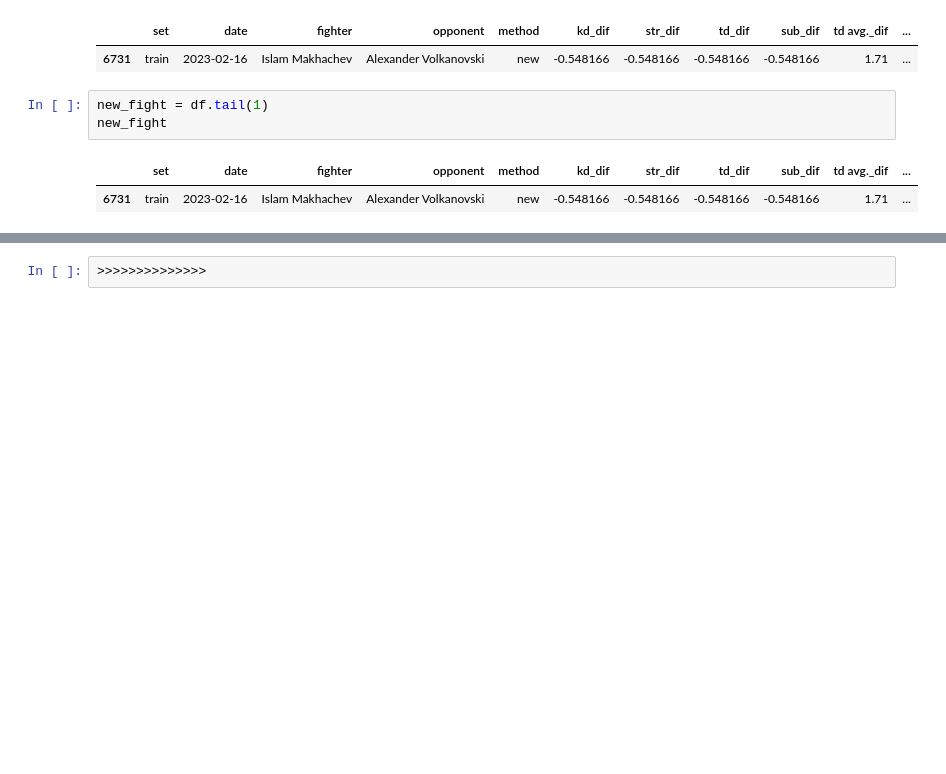
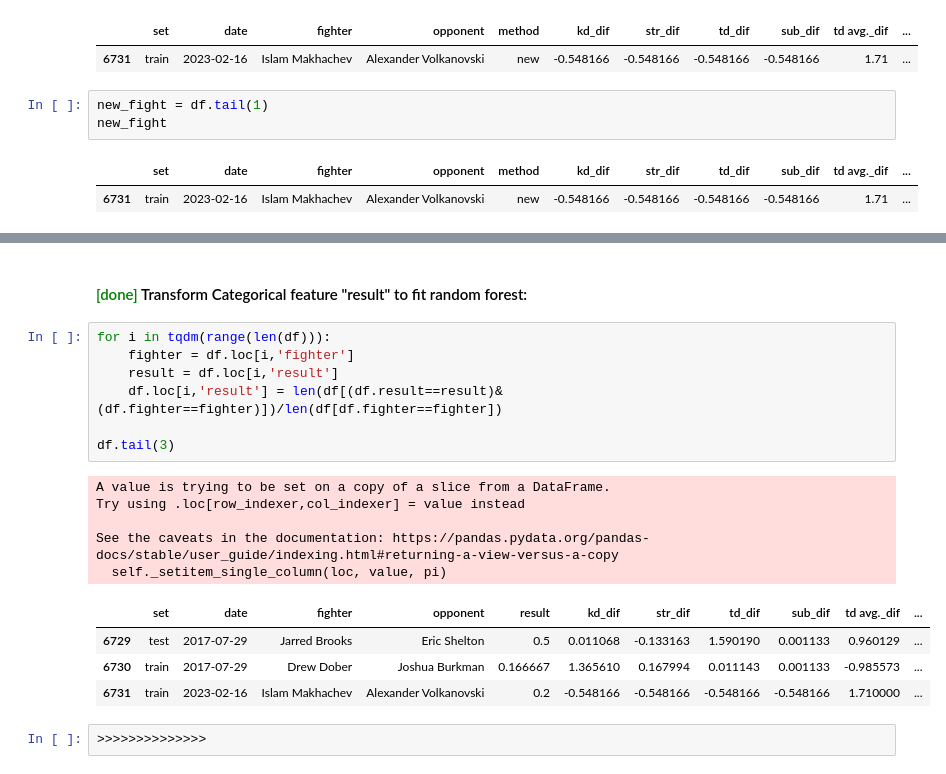
Before and after one commit to sagi778/ufc_fights_Predictor, a Jupyter notebook: notebooks/predictor.ipynb, the cells around one changed output, grey strips where cells are left out. Cells and saved outputs as stored; diff of their text form; blank space fills up the shorter version.

```diff
--- a/notebooks/predictor.ipynb
+++ b/notebooks/predictor.ipynb
@@ -248,2 +279,21 @@ new_fight
+# %% [markdown]
+#### <span style='color:green'> [done] </span>Transform Categorical feature "result" to fit random forest:
+# %%
+for i in tqdm(range(len(df))):
+    fighter = df.loc[i,'fighter']
+    result = df.loc[i,'result']
+    df.loc[i,'result'] = len(df[(df.result==result)&(df.fighter==fighter)])/len(df[df.fighter==fighter])
+
+df.tail(3)
+# %% [output]
+A value is trying to be set on a copy of a slice from a DataFrame.
+Try using .loc[row_indexer,col_indexer] = value instead
+
+See the caveats in the documentation: https://pandas.pydata.org/pandas-docs/stable/user_guide/indexing.html#returning-a-view-versus-a-copy
+  self._setitem_single_column(loc, value, pi)
+|  | set | date | fighter | opponent | result | kd_dif | str_dif | td_dif | sub_dif | td avg._dif | ... |
+| 6729 | test | 2017-07-29 | Jarred Brooks | Eric Shelton | 0.5 | 0.011068 | -0.133163 | 1.590190 | 0.001133 | 0.960129 | ... |
+| 6730 | train | 2017-07-29 | Drew Dober | Joshua Burkman | 0.166667 | 1.365610 | 0.167994 | 0.011143 | 0.001133 | -0.985573 | ... |
+| 6731 | train | 2023-02-16 | Islam Makhachev | Alexander Volkanovski | 0.2 | -0.548166 | -0.548166 | -0.548166 | -0.548166 | 1.710000 | ... |
 # %%
 >>>>>>>>>>>>>>
```
Also changed, not shown: parts of 14 cells of this notebook.
